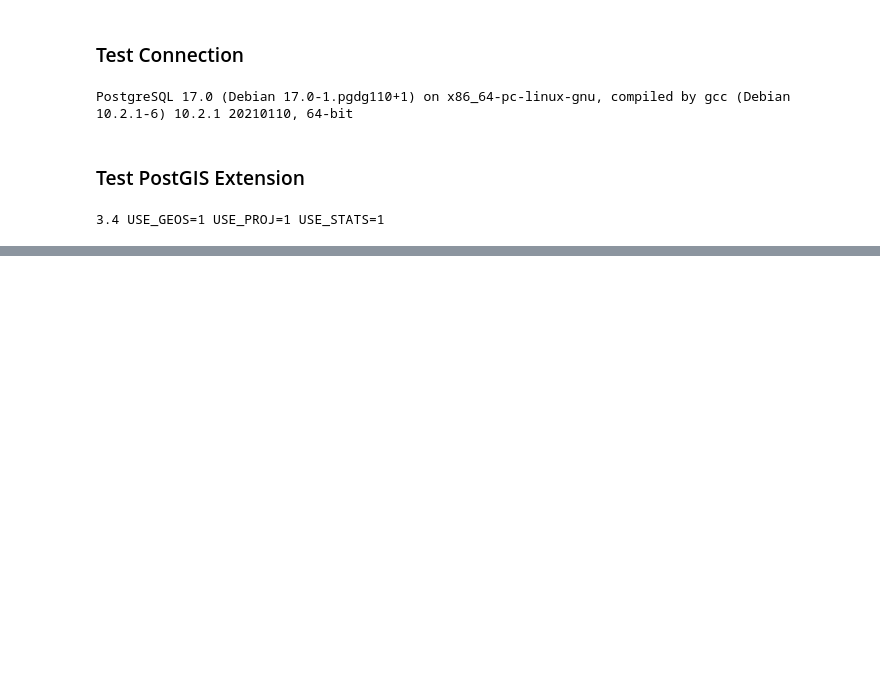
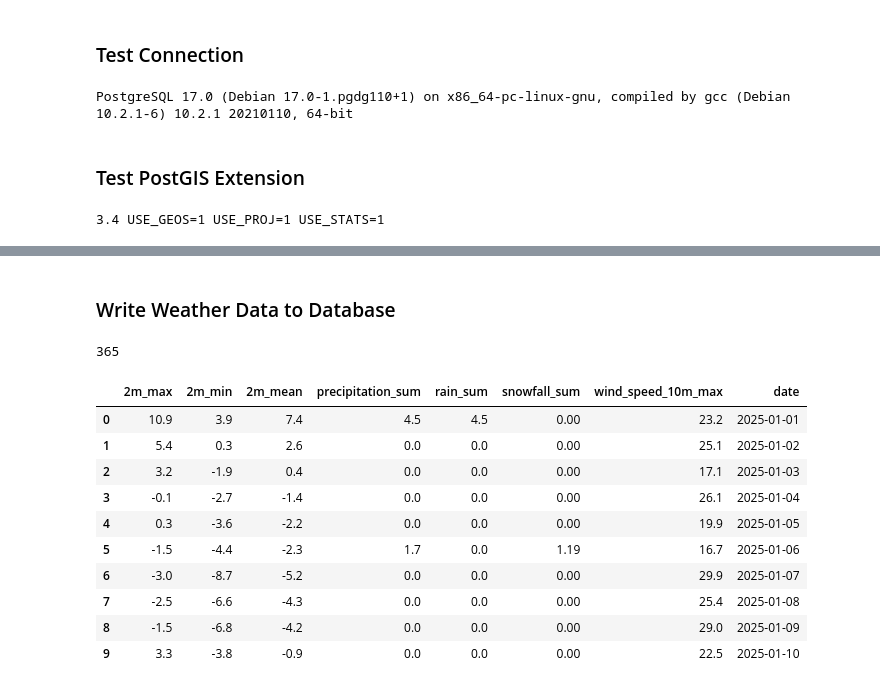
Before and after one commit to MarTvyal62/NYJ-City-Bike, a Jupyter notebook: notebooks/6_SQLAlchemy.ipynb, the cells around one changed output, grey strips where cells are left out. Cells and saved outputs as stored; diff of their text form; code cells hidden in the pictures; blank space fills up the shorter version.

```diff
--- a/notebooks/6_SQLAlchemy.ipynb
+++ b/notebooks/6_SQLAlchemy.ipynb
@@ -58,0 +197,37 @@ with engine.connect() as connection:
+# %% [markdown]
+### Write Weather Data to Database
+# %%
+#| echo: true
+
+weather_df.to_sql(
+    name="jersey_weather",
+    con=engine,
+    if_exists="replace",
+    index=False
+)
+# %% [output]
+365
+# %%
+query = """
+SELECT
+    *
+FROM jersey_weather
+LIMIT 10;
+"""
+
+pd.read_sql(
+    query,
+    con=engine
+)
+# %% [output]
+|  | 2m_max | 2m_min | 2m_mean | precipitation_sum | rain_sum | snowfall_sum | wind_speed_10m_max | date |
+| 0 | 10.9 | 3.9 | 7.4 | 4.5 | 4.5 | 0.00 | 23.2 | 2025-01-01 |
+| 1 | 5.4 | 0.3 | 2.6 | 0.0 | 0.0 | 0.00 | 25.1 | 2025-01-02 |
+| 2 | 3.2 | -1.9 | 0.4 | 0.0 | 0.0 | 0.00 | 17.1 | 2025-01-03 |
+| 3 | -0.1 | -2.7 | -1.4 | 0.0 | 0.0 | 0.00 | 26.1 | 2025-01-04 |
+| 4 | 0.3 | -3.6 | -2.2 | 0.0 | 0.0 | 0.00 | 19.9 | 2025-01-05 |
+| 5 | -1.5 | -4.4 | -2.3 | 1.7 | 0.0 | 1.19 | 16.7 | 2025-01-06 |
+| 6 | -3.0 | -8.7 | -5.2 | 0.0 | 0.0 | 0.00 | 29.9 | 2025-01-07 |
+| 7 | -2.5 | -6.6 | -4.3 | 0.0 | 0.0 | 0.00 | 25.4 | 2025-01-08 |
+| 8 | -1.5 | -6.8 | -4.2 | 0.0 | 0.0 | 0.00 | 29.0 | 2025-01-09 |
+| 9 | 3.3 | -3.8 | -0.9 | 0.0 | 0.0 | 0.00 | 22.5 | 2025-01-10 |
```
Also changed, not shown: parts of 29 cells of this notebook.
